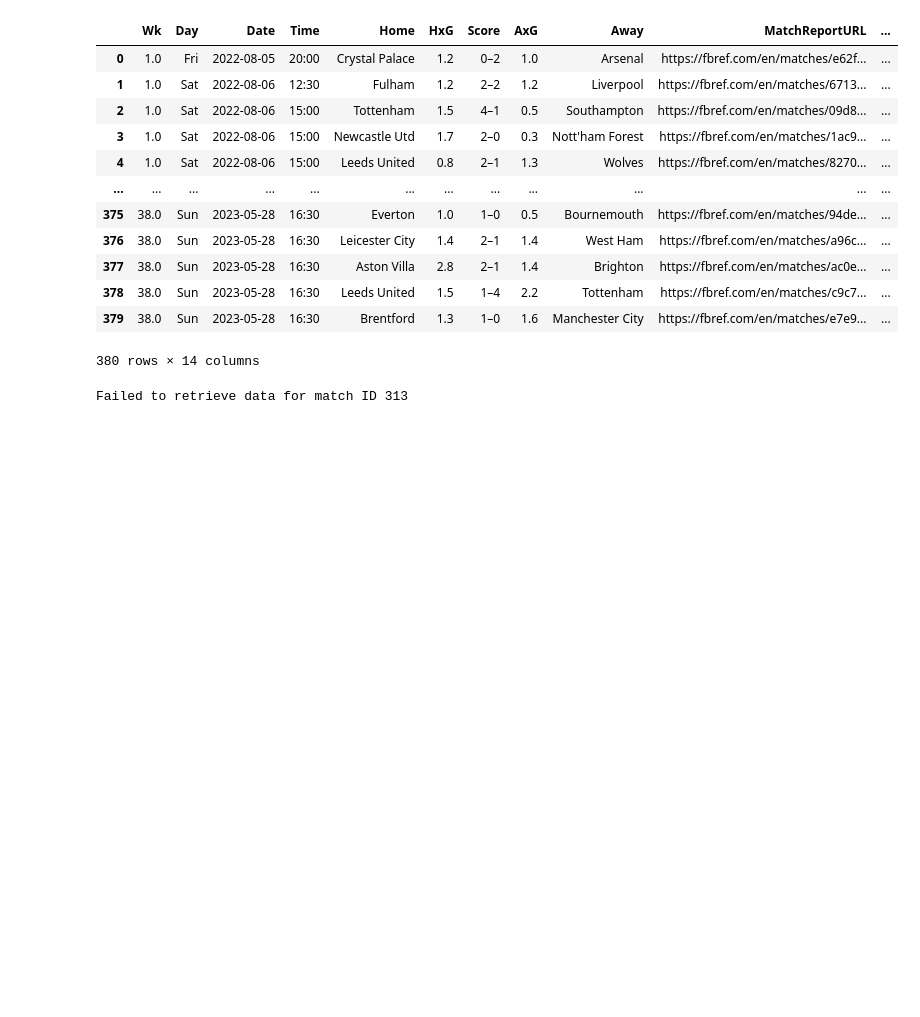
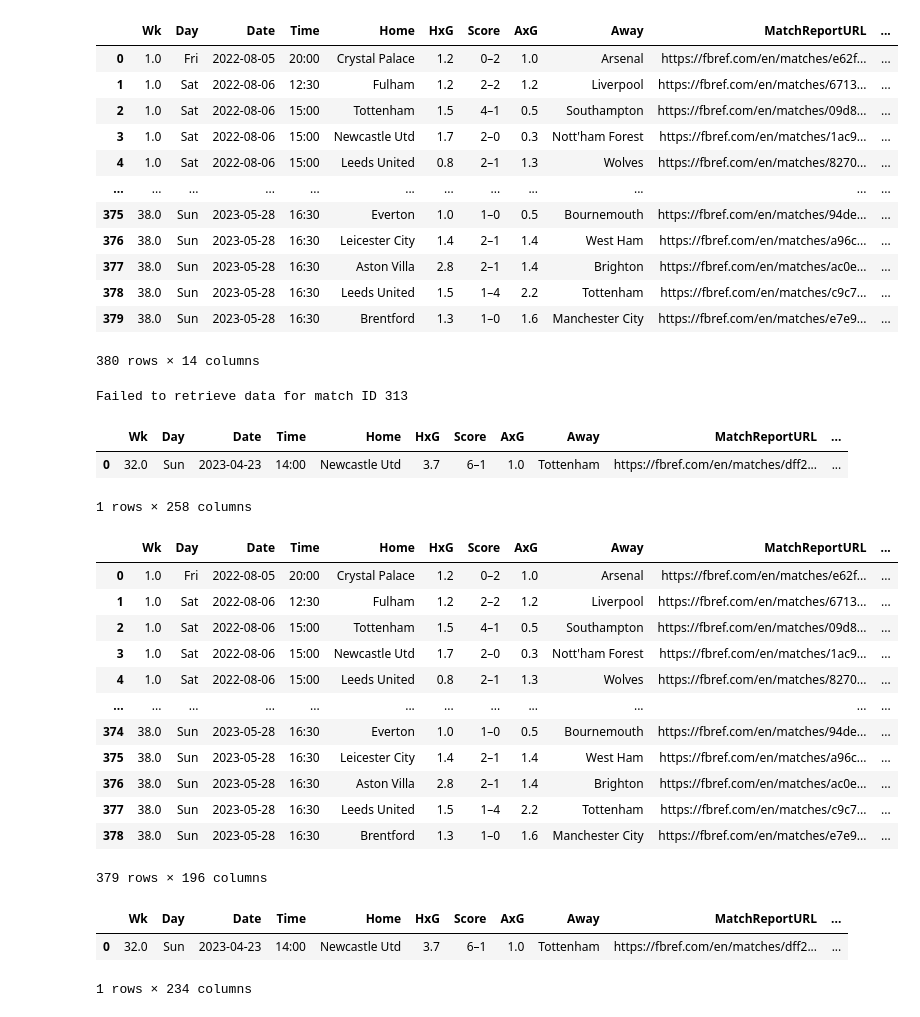
Before and after one commit to thejacobhyatt/EPLRank, a Jupyter notebook: scrape.ipynb, the cells around one changed output. Saved outputs shown, nothing was run; the diff lists cells and outputs as text; code cells hidden in the pictures; blank space fills up the shorter version.

Commit message:
NEED TO UPDATE THE Scrape File to not take away columns

```diff
--- a/scrape.ipynb
+++ b/scrape.ipynb
@@ -182,3 +182,5 @@ agg_df = agg_df.rename(columns=column_renames)
 agg_df = agg_df.loc[:, ~agg_df.T.duplicated()]
 # %% [output]
 Failed to retrieve data for match ID 313
+# %%
+agg_df = pd.read_csv('final_2023.csv')
@@ -184,0 +278,29 @@ Failed to retrieve data for match ID 313
+# %%
+merged_df
+# %% [output]
+|  | Wk | Day | Date | Time | Home | HxG | Score | AxG | Away | MatchReportURL | ... |
+| 0 | 32.0 | Sun | 2023-04-23 | 14:00 | Newcastle Utd | 3.7 | 6–1 | 1.0 | Tottenham | https://fbref.com/en/matches/dff2... | ... |
+1 rows × 258 columns
+# %%
+agg_df
+# %% [output]
+|  | Wk | Day | Date | Time | Home | HxG | Score | AxG | Away | MatchReportURL | ... |
+| 0 | 1.0 | Fri | 2022-08-05 | 20:00 | Crystal Palace | 1.2 | 0–2 | 1.0 | Arsenal | https://fbref.com/en/matches/e62f... | ... |
+| 1 | 1.0 | Sat | 2022-08-06 | 12:30 | Fulham | 1.2 | 2–2 | 1.2 | Liverpool | https://fbref.com/en/matches/6713... | ... |
+| 2 | 1.0 | Sat | 2022-08-06 | 15:00 | Tottenham | 1.5 | 4–1 | 0.5 | Southampton | https://fbref.com/en/matches/09d8... | ... |
+| 3 | 1.0 | Sat | 2022-08-06 | 15:00 | Newcastle Utd | 1.7 | 2–0 | 0.3 | Nott'ham Forest | https://fbref.com/en/matches/1ac9... | ... |
+| 4 | 1.0 | Sat | 2022-08-06 | 15:00 | Leeds United | 0.8 | 2–1 | 1.3 | Wolves | https://fbref.com/en/matches/8270... | ... |
+| ... | ... | ... | ... | ... | ... | ... | ... | ... | ... | ... | ... |
+| 374 | 38.0 | Sun | 2023-05-28 | 16:30 | Everton | 1.0 | 1–0 | 0.5 | Bournemouth | https://fbref.com/en/matches/94de... | ... |
+| 375 | 38.0 | Sun | 2023-05-28 | 16:30 | Leicester City | 1.4 | 2–1 | 1.4 | West Ham | https://fbref.com/en/matches/a96c... | ... |
+| 376 | 38.0 | Sun | 2023-05-28 | 16:30 | Aston Villa | 2.8 | 2–1 | 1.4 | Brighton | https://fbref.com/en/matches/ac0e... | ... |
+| 377 | 38.0 | Sun | 2023-05-28 | 16:30 | Leeds United | 1.5 | 1–4 | 2.2 | Tottenham | https://fbref.com/en/matches/c9c7... | ... |
+| 378 | 38.0 | Sun | 2023-05-28 | 16:30 | Brentford | 1.3 | 1–0 | 1.6 | Manchester City | https://fbref.com/en/matches/e7e9... | ... |
+379 rows × 196 columns
+# %%
+df2 = merged_df.loc[:, ~merged_df.columns.duplicated()]
+df2
+# %% [output]
+|  | Wk | Day | Date | Time | Home | HxG | Score | AxG | Away | MatchReportURL | ... |
+| 0 | 32.0 | Sun | 2023-04-23 | 14:00 | Newcastle Utd | 3.7 | 6–1 | 1.0 | Tottenham | https://fbref.com/en/matches/dff2... | ... |
+1 rows × 234 columns
```
Also changed, not shown: parts of 9 cells of this notebook, 1 other file.
